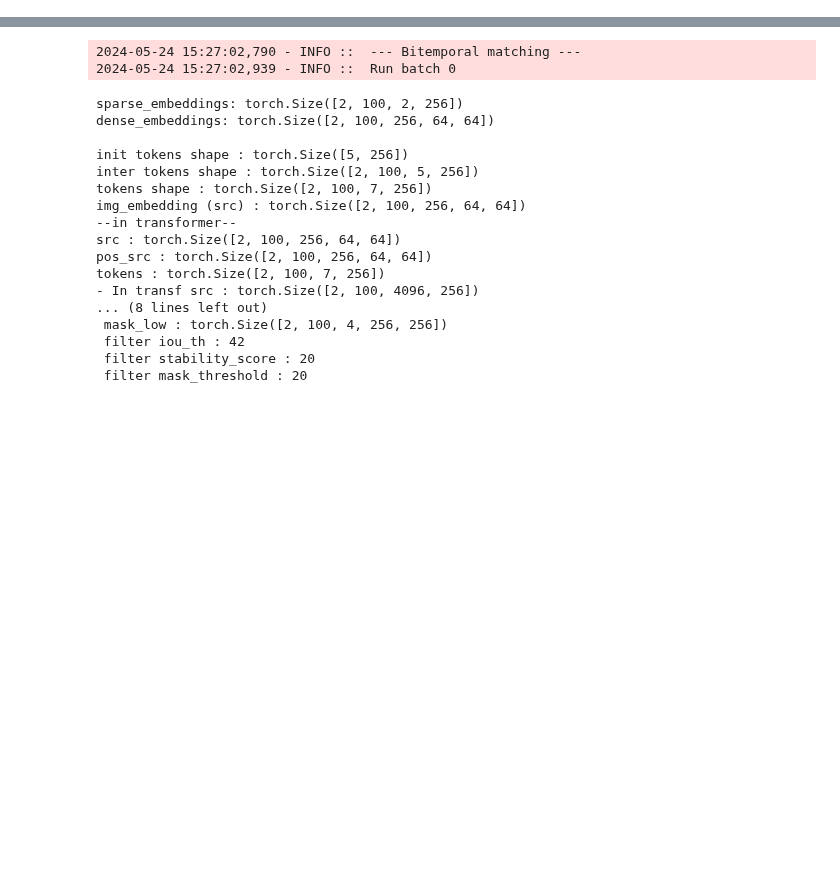
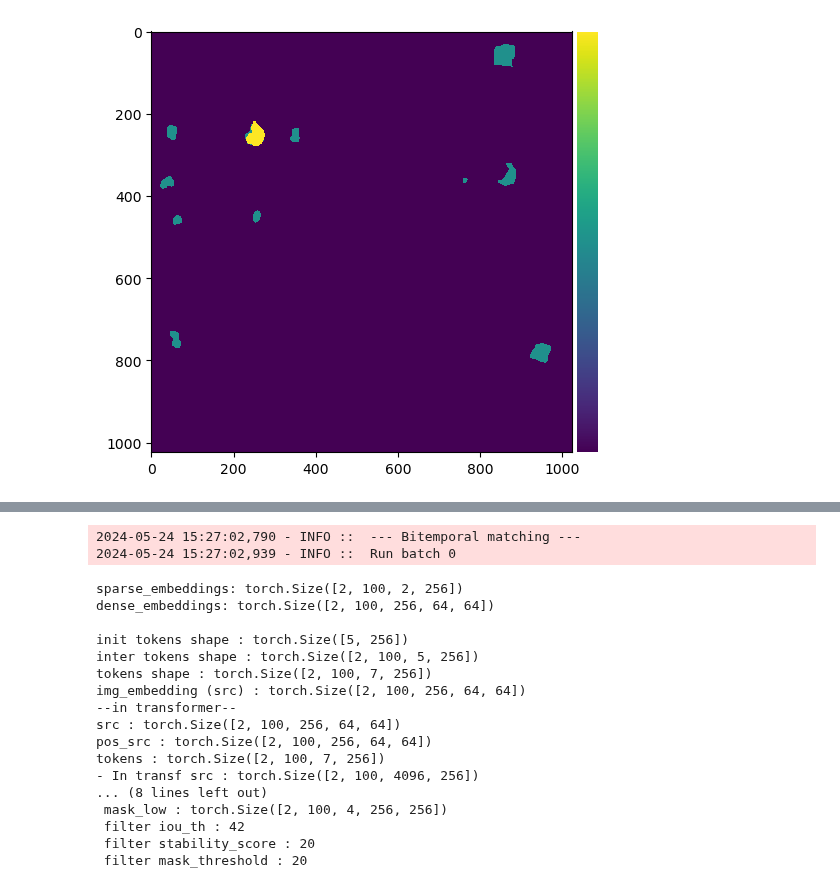
Before and after one commit to brustt/stylo_magique_intership_ign, a Jupyter notebook: notebooks/segment_any_change/evaluation.ipynb, the cells around one changed output, grey strips where cells are left out. Cells and saved outputs as stored; diff of their text form; code cells hidden in the pictures; blank space fills up the shorter version.

```diff
--- a/notebooks/segment_any_change/evaluation.ipynb
+++ b/notebooks/segment_any_change/evaluation.ipynb
@@ -73,0 +214,11 @@ torch.Size([2, 1024, 1024])
+# %%
+metrics = [
+    {"name": "f1_score"},
+    {"name": "iou", "params": {"num_classes": 2}},
+    #{"name": "mAP"}
+]
+eval_engine = MetricEngine(metrics)
+labels = input_batch["label"]
+eval_engine.update(preds, labels)
+m = eval_engine.compute()
+m
@@ -73,0 +259,4 @@ torch.Size([2, 1024, 1024])
+# %%
+show_img(np.sum(preds[1].detach().cpu().numpy(), axis=0))
+# %% [output]
+[figure, added]
```
Also changed, not shown: parts of 104 cells of this notebook, 14 other files.
